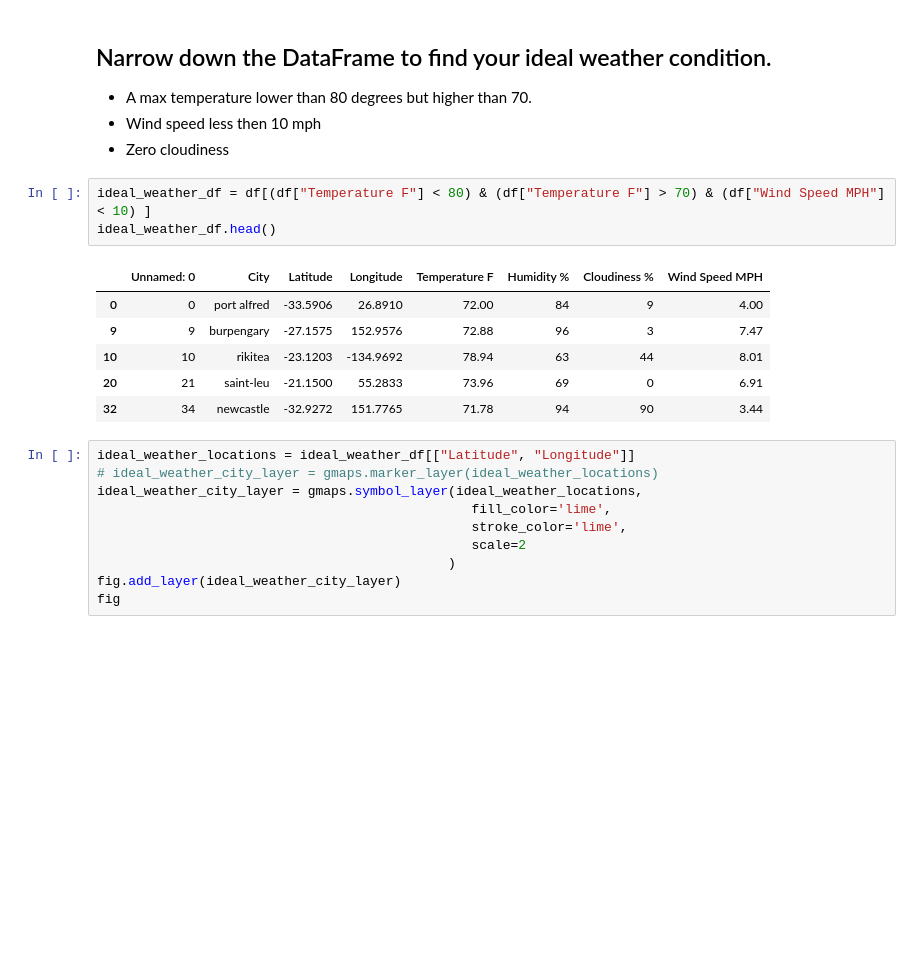
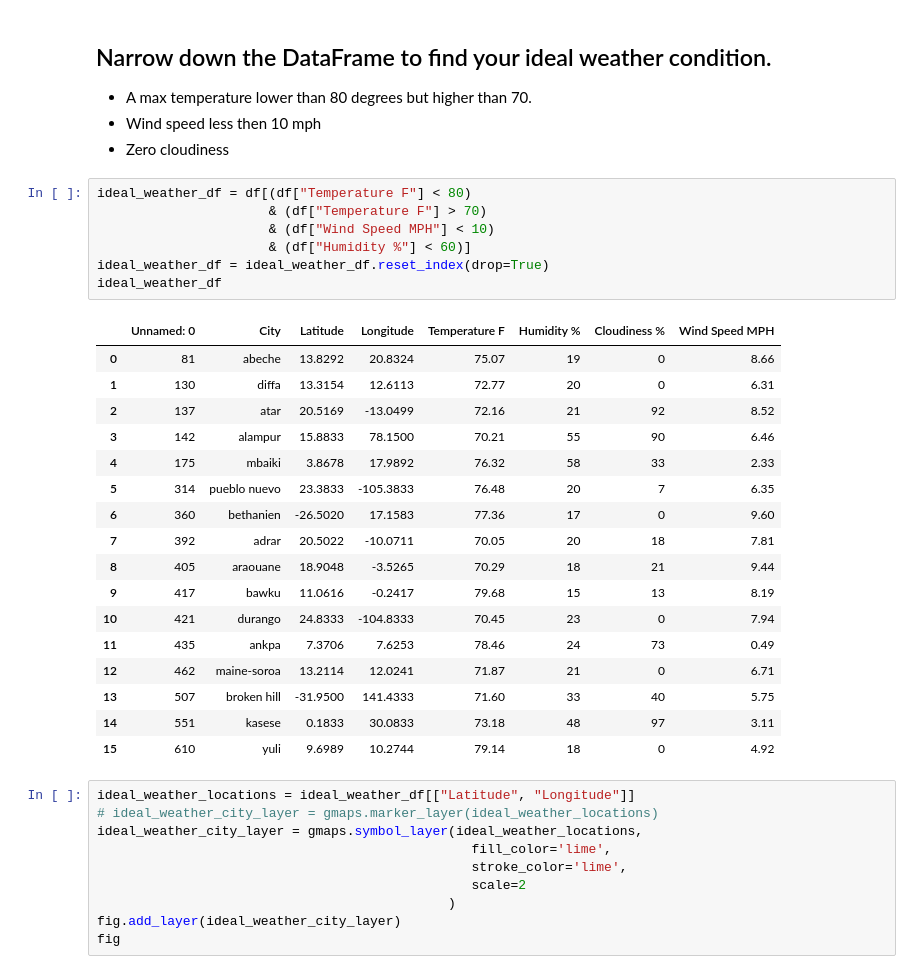
Before and after one commit to Simon-Xu-Lan/python-api-challenge, a Jupyter notebook: VacationPy.ipynb, the cells around one changed output. Cells and saved outputs as stored; diff of their text form; blank space fills up the shorter version.

```diff
--- a/VacationPy.ipynb
+++ b/VacationPy.ipynb
@@ -58,15 +63,30 @@ Figure(layout=FigureLayout(border='1px solid black', height='480px', margin='0 a
 - Wind speed less then 10 mph
 - Zero cloudiness
 # %%
-ideal_weather_df = df[(df["Temperature F"] < 80) & (df["Temperature F"] > 70) & (df["Wind Speed MPH"] < 10) ]
-ideal_weather_df.head()
+ideal_weather_df = df[(df["Temperature F"] < 80)
+                      & (df["Temperature F"] > 70)
+                      & (df["Wind Speed MPH"] < 10)
+                      & (df["Humidity %"] < 60)]
+ideal_weather_df = ideal_weather_df.reset_index(drop=True)
+ideal_weather_df
 # %% [output]
 |  | Unnamed: 0 | City | Latitude | Longitude | Temperature F | Humidity % | Cloudiness % | Wind Speed MPH |
-| 0 | 0 | port alfred | -33.5906 | 26.8910 | 72.00 | 84 | 9 | 4.00 |
-| 9 | 9 | burpengary | -27.1575 | 152.9576 | 72.88 | 96 | 3 | 7.47 |
-| 10 | 10 | rikitea | -23.1203 | -134.9692 | 78.94 | 63 | 44 | 8.01 |
-| 20 | 21 | saint-leu | -21.1500 | 55.2833 | 73.96 | 69 | 0 | 6.91 |
-| 32 | 34 | newcastle | -32.9272 | 151.7765 | 71.78 | 94 | 90 | 3.44 |
+| 0 | 81 | abeche | 13.8292 | 20.8324 | 75.07 | 19 | 0 | 8.66 |
+| 1 | 130 | diffa | 13.3154 | 12.6113 | 72.77 | 20 | 0 | 6.31 |
+| 2 | 137 | atar | 20.5169 | -13.0499 | 72.16 | 21 | 92 | 8.52 |
+| 3 | 142 | alampur | 15.8833 | 78.1500 | 70.21 | 55 | 90 | 6.46 |
+| 4 | 175 | mbaiki | 3.8678 | 17.9892 | 76.32 | 58 | 33 | 2.33 |
+| 5 | 314 | pueblo nuevo | 23.3833 | -105.3833 | 76.48 | 20 | 7 | 6.35 |
+| 6 | 360 | bethanien | -26.5020 | 17.1583 | 77.36 | 17 | 0 | 9.60 |
+| 7 | 392 | adrar | 20.5022 | -10.0711 | 70.05 | 20 | 18 | 7.81 |
+| 8 | 405 | araouane | 18.9048 | -3.5265 | 70.29 | 18 | 21 | 9.44 |
+| 9 | 417 | bawku | 11.0616 | -0.2417 | 79.68 | 15 | 13 | 8.19 |
+| 10 | 421 | durango | 24.8333 | -104.8333 | 70.45 | 23 | 0 | 7.94 |
+| 11 | 435 | ankpa | 7.3706 | 7.6253 | 78.46 | 24 | 73 | 0.49 |
+| 12 | 462 | maine-soroa | 13.2114 | 12.0241 | 71.87 | 21 | 0 | 6.71 |
+| 13 | 507 | broken hill | -31.9500 | 141.4333 | 71.60 | 33 | 40 | 5.75 |
+| 14 | 551 | kasese | 0.1833 | 30.0833 | 73.18 | 48 | 97 | 3.11 |
+| 15 | 610 | yuli | 9.6989 | 10.2744 | 79.14 | 18 | 0 | 4.92 |
 # %%
 ideal_weather_locations = ideal_weather_df[["Latitude", "Longitude"]]
 # ideal_weather_city_layer = gmaps.marker_layer(ideal_weather_locations)
```
Also changed, not shown: parts of 13 cells of this notebook.
